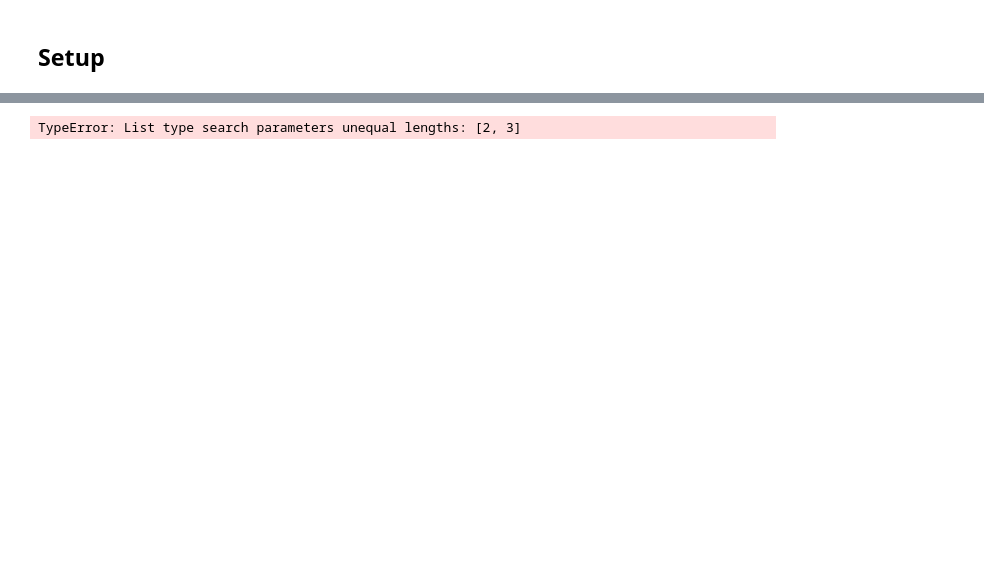
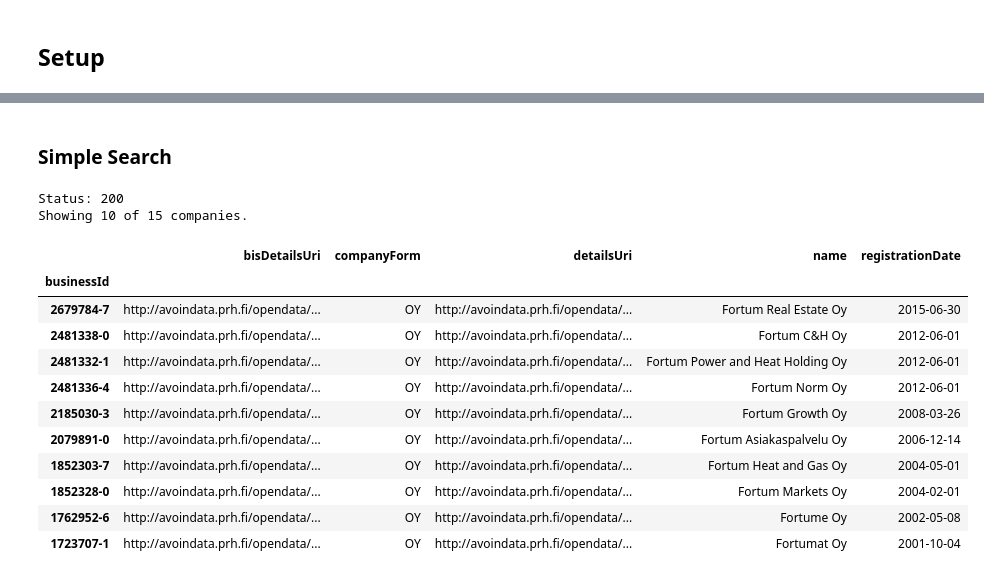
Before and after one commit to Miksus/finnish_business_portal, a Jupyter notebook: demo.ipynb, the cells around one changed output, grey strips where cells are left out. Cells and saved outputs as stored; diff of their text form; code cells hidden in the pictures; blank space fills up the shorter version.

```diff
--- a/demo.ipynb
+++ b/demo.ipynb
@@ -155,4 +90,19 @@ Status: 200 for http://avoindata.prh.fi/tr/v1?totalResults=true&name=Fortum&comp
+# %% [markdown]
+### Simple Search<a class="anchor" id="H21"></a>
 # %%
-bportal.search_companies(name=["Fortum", "Nokia"], company_form=["OYJ", "OYJ", "OY"])
+bportal.search_companies(name="Fortum", register="tr", display_="default")
 # %% [output]
-TypeError: List type search parameters unequal lengths: [2, 3]
+Status: 200
+Showing 10 of 15 companies.
+|  | bisDetailsUri | companyForm | detailsUri | name | registrationDate |
+| businessId |  |  |  |  |  |
+| 2679784-7 | http://avoindata.prh.fi/opendata/... | OY | http://avoindata.prh.fi/opendata/... | Fortum Real Estate Oy | 2015-06-30 |
+| 2481338-0 | http://avoindata.prh.fi/opendata/... | OY | http://avoindata.prh.fi/opendata/... | Fortum C&H Oy | 2012-06-01 |
+| 2481332-1 | http://avoindata.prh.fi/opendata/... | OY | http://avoindata.prh.fi/opendata/... | Fortum Power and Heat Holding Oy | 2012-06-01 |
+| 2481336-4 | http://avoindata.prh.fi/opendata/... | OY | http://avoindata.prh.fi/opendata/... | Fortum Norm Oy | 2012-06-01 |
+| 2185030-3 | http://avoindata.prh.fi/opendata/... | OY | http://avoindata.prh.fi/opendata/... | Fortum Growth Oy | 2008-03-26 |
+| 2079891-0 | http://avoindata.prh.fi/opendata/... | OY | http://avoindata.prh.fi/opendata/... | Fortum Asiakaspalvelu Oy | 2006-12-14 |
+| 1852303-7 | http://avoindata.prh.fi/opendata/... | OY | http://avoindata.prh.fi/opendata/... | Fortum Heat and Gas Oy | 2004-05-01 |
+| 1852328-0 | http://avoindata.prh.fi/opendata/... | OY | http://avoindata.prh.fi/opendata/... | Fortum Markets Oy | 2004-02-01 |
+| 1762952-6 | http://avoindata.prh.fi/opendata/... | OY | http://avoindata.prh.fi/opendata/... | Fortume Oy | 2002-05-08 |
+| 1723707-1 | http://avoindata.prh.fi/opendata/... | OY | http://avoindata.prh.fi/opendata/... | Fortumat Oy | 2001-10-04 |
```
Also changed, not shown: parts of 39 cells of this notebook, 6 other files.
